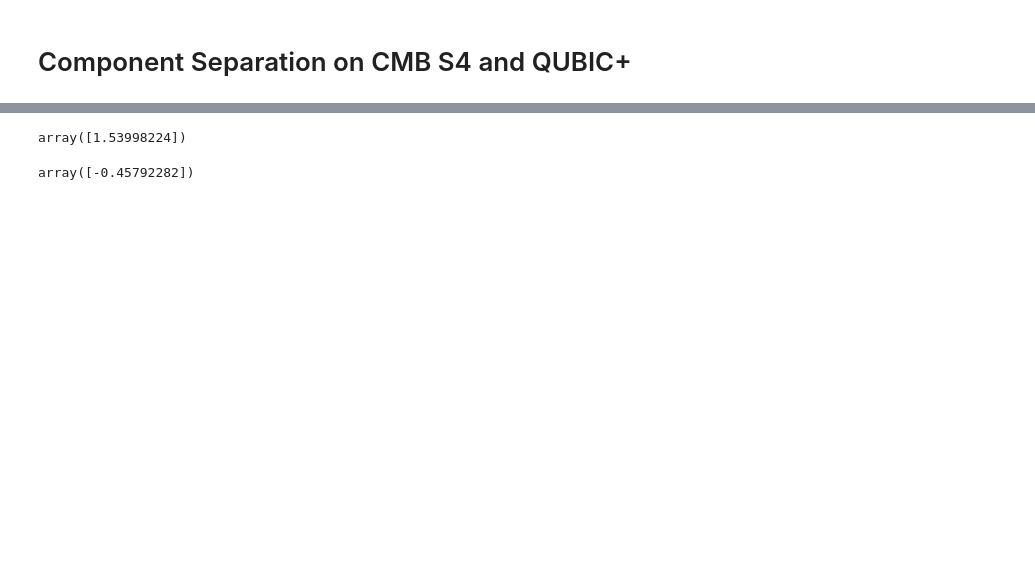
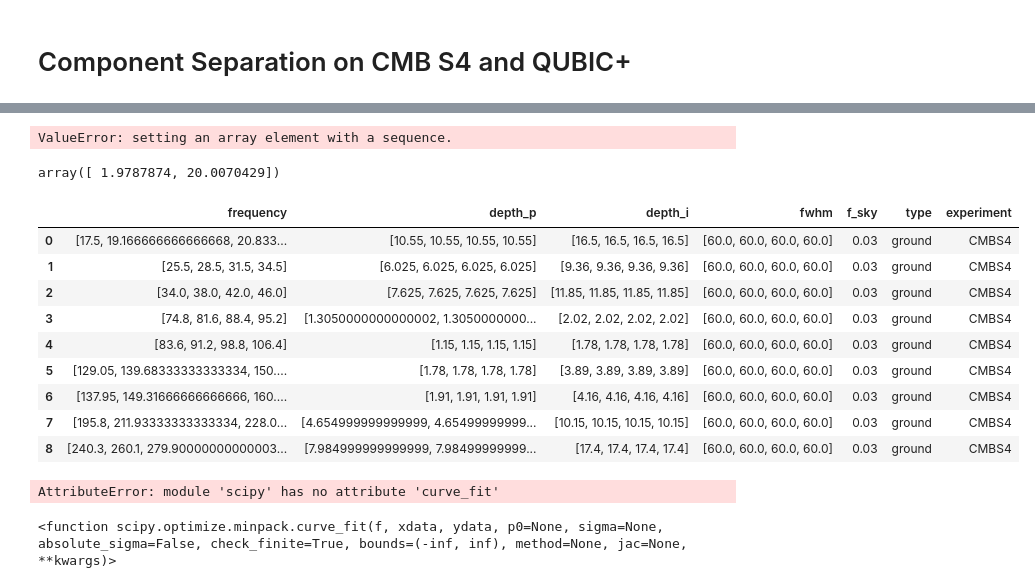
Before and after one commit to qubicsoft/qubic, a Jupyter notebook: qubic/scripts/ComponentSeparation/InternshipRegnier/QUBICplus/CompSep-on-QUBICplus-and-CMBS4.ipynb, the cells around one changed output, grey strips where cells are left out. Drawn from its saved outputs; the diff is of its cells as text; code cells hidden in the pictures; blank space fills up the shorter version.

```diff
--- a/qubic/scripts/ComponentSeparation/InternshipRegnier/QUBICplus/CompSep-on-QUBICplus-and-CMBS4.ipynb
+++ b/qubic/scripts/ComponentSeparation/InternshipRegnier/QUBICplus/CompSep-on-QUBICplus-and-CMBS4.ipynb
@@ -75,11 +309,11 @@ maps_qp_reconv = reconvolve(maps_qp, fwhm_qp, np.max(fwhm_qp)+0.01)
 # %%
-from fgbuster import (separation_recipes, xForecast, CMB, Dust, Synchrotron, FreeFree, PowerLaw,  # sky-fitting model
-                      basic_comp_sep)
-
-comp = [Dust(nu0=150., temp=20), CMB()]
-
-instr = get_instrument('Qubic')
-instr.frequency = nus_s4
-instr.fwhm = fwhm_s4
-instr.depth_i = depthi
-instr.depth_p = depthp
+# CMB-S4
+comp=[Dust(nu0=150), CMB()]
+instr = get_instrument('CMBS4')
+instr.frequency = a
+instr.fwhm = b
+instr.depth_i = c
+instr.depth_p = d
+r_s4_withiib=separate(comp, instr, mapS4_noisy_withiib[:, :, pixok], tol=1e-6)
+# %% [output]
+ValueError: setting an array element with a sequence.
@@ -90,15 +320,4 @@ r = basic_comp_sep(comp, instr, maps_s4_reconv)
 # %%
-r.x
+r_s4_withiib.x
 # %% [output]
-array([1.53998224])
+array([ 1.9787874, 20.0070429])
-# %%
-from fgbuster import (separation_recipes, xForecast, CMB, Dust, Synchrotron, FreeFree, PowerLaw,  # sky-fitting model
-                      basic_comp_sep)
-
-comp = [Dust(nu0=150., temp=20), CMB()]
-
-instr = get_instrument('Qubic')
-instr.frequency = nus_qp
-instr.fwhm = np.ones(nf)*(np.max(fwhm_qp)+0.01)
-instr.depth_i = np.ones(nf)*depthi[index]*np.sqrt(nf)
-instr.depth_p = np.ones(nf)*depthp[index]*np.sqrt(nf)
@@ -109,4 +324,13 @@ r = basic_comp_sep(comp, instr, maps_qp_reconv, method='L-BFGS-B', options={'eps
-# %%
-r.x
-# %% [output]
-array([-0.45792282])
+# %%
+instr
+# %% [output]
+|  | frequency | depth_p | depth_i | fwhm | f_sky | type | experiment |
+| 0 | [17.5, 19.166666666666668, 20.833... | [10.55, 10.55, 10.55, 10.55] | [16.5, 16.5, 16.5, 16.5] | [60.0, 60.0, 60.0, 60.0] | 0.03 | ground | CMBS4 |
+| 1 | [25.5, 28.5, 31.5, 34.5] | [6.025, 6.025, 6.025, 6.025] | [9.36, 9.36, 9.36, 9.36] | [60.0, 60.0, 60.0, 60.0] | 0.03 | ground | CMBS4 |
+| 2 | [34.0, 38.0, 42.0, 46.0] | [7.625, 7.625, 7.625, 7.625] | [11.85, 11.85, 11.85, 11.85] | [60.0, 60.0, 60.0, 60.0] | 0.03 | ground | CMBS4 |
+| 3 | [74.8, 81.6, 88.4, 95.2] | [1.3050000000000002, 1.3050000000... | [2.02, 2.02, 2.02, 2.02] | [60.0, 60.0, 60.0, 60.0] | 0.03 | ground | CMBS4 |
+| 4 | [83.6, 91.2, 98.8, 106.4] | [1.15, 1.15, 1.15, 1.15] | [1.78, 1.78, 1.78, 1.78] | [60.0, 60.0, 60.0, 60.0] | 0.03 | ground | CMBS4 |
+| 5 | [129.05, 139.68333333333334, 150.... | [1.78, 1.78, 1.78, 1.78] | [3.89, 3.89, 3.89, 3.89] | [60.0, 60.0, 60.0, 60.0] | 0.03 | ground | CMBS4 |
+| 6 | [137.95, 149.31666666666666, 160.... | [1.91, 1.91, 1.91, 1.91] | [4.16, 4.16, 4.16, 4.16] | [60.0, 60.0, 60.0, 60.0] | 0.03 | ground | CMBS4 |
+| 7 | [195.8, 211.93333333333334, 228.0... | [4.654999999999999, 4.65499999999... | [10.15, 10.15, 10.15, 10.15] | [60.0, 60.0, 60.0, 60.0] | 0.03 | ground | CMBS4 |
+| 8 | [240.3, 260.1, 279.90000000000003... | [7.984999999999999, 7.98499999999... | [17.4, 17.4, 17.4, 17.4] | [60.0, 60.0, 60.0, 60.0] | 0.03 | ground | CMBS4 |
@@ -112,0 +339,8 @@ array([-0.45792282])
+# %%
+scipy.curve_fit
+# %% [output]
+AttributeError: module 'scipy' has no attribute 'curve_fit'
+# %%
+scipy.optimize.curve_fit
+# %% [output]
+<function scipy.optimize.minpack.curve_fit(f, xdata, ydata, p0=None, sigma=None, absolute_sigma=False, check_finite=True, bounds=(-inf, inf), method=None, jac=None, **kwargs)>
```
Also changed, not shown: parts of 21 cells of this notebook, 11 other files.
